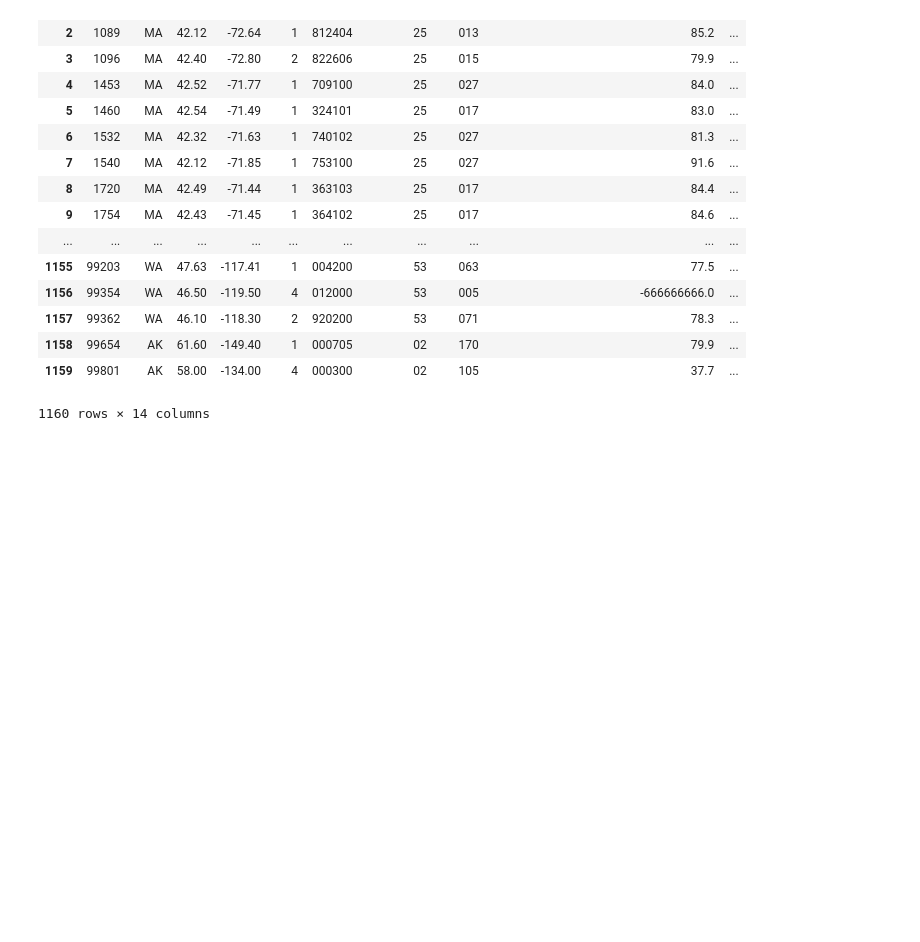
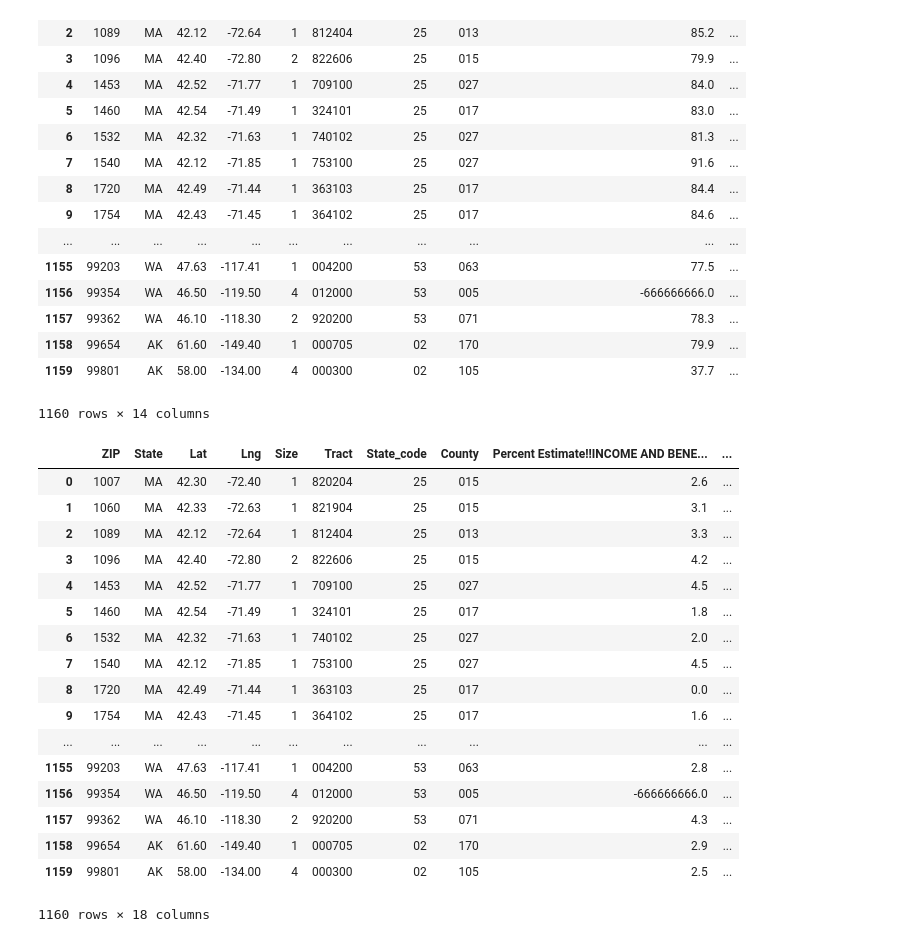
Before and after one commit to reiffd7/rec.gov_demographic_analysis, a Jupyter notebook: mesa_api.ipynb, the cells around one changed output. Drawn from its saved outputs; the diff is of its cells as text; code cells hidden in the pictures; blank space fills up the shorter version.

Commit message:
income/benefits data

```diff
--- a/mesa_api.ipynb
+++ b/mesa_api.ipynb
@@ -285,3 +285,34 @@ mesa_commute_df
 mesa_commute = "mesa_commute_data.csv"
 mesa_commute_df.to_csv(mesa_commute, header=True, index=True)
 s3_client.upload_file(mesa_commute, bucket, mesa_commute)
+# %%
+rdd4 = sc.parallelize(nparr)\
+        .map(lambda row: row.tolist())\
+        .map(lambda row: ap.add_census_vars(row, income_benefits))
+# %%
+income_ben_arr = rdd4.collect()
+# %%
+mesa_income_ben_df = pd.DataFrame(income_ben_arr)
+mesa_income_ben_df = mesa_income_ben_df.rename(columns={0: "ZIP", 1: "State", 2: "Lat", 3: "Lng", 4: "Size", 5: "Tract", 6: "State_code", 7: "County"})
+mesa_income_ben_df = mesa_income_ben_df.rename(columns={i: income_benefits[i-8][1] for i in range(8, 8+len(income_benefits))})
+# %%
+mesa_income_ben_df
+# %% [output]
+|  | ZIP | State | Lat | Lng | Size | Tract | State_code | County | Percent Estimate!!INCOME AND BENE... | ... |
+| 0 | 1007 | MA | 42.30 | -72.40 | 1 | 820204 | 25 | 015 | 2.6 | ... |
+| 1 | 1060 | MA | 42.33 | -72.63 | 1 | 821904 | 25 | 015 | 3.1 | ... |
+| 2 | 1089 | MA | 42.12 | -72.64 | 1 | 812404 | 25 | 013 | 3.3 | ... |
+| 3 | 1096 | MA | 42.40 | -72.80 | 2 | 822606 | 25 | 015 | 4.2 | ... |
+| 4 | 1453 | MA | 42.52 | -71.77 | 1 | 709100 | 25 | 027 | 4.5 | ... |
+| 5 | 1460 | MA | 42.54 | -71.49 | 1 | 324101 | 25 | 017 | 1.8 | ... |
+| 6 | 1532 | MA | 42.32 | -71.63 | 1 | 740102 | 25 | 027 | 2.0 | ... |
+| 7 | 1540 | MA | 42.12 | -71.85 | 1 | 753100 | 25 | 027 | 4.5 | ... |
+| 8 | 1720 | MA | 42.49 | -71.44 | 1 | 363103 | 25 | 017 | 0.0 | ... |
+| 9 | 1754 | MA | 42.43 | -71.45 | 1 | 364102 | 25 | 017 | 1.6 | ... |
+| ... | ... | ... | ... | ... | ... | ... | ... | ... | ... | ... |
+| 1155 | 99203 | WA | 47.63 | -117.41 | 1 | 004200 | 53 | 063 | 2.8 | ... |
+| 1156 | 99354 | WA | 46.50 | -119.50 | 4 | 012000 | 53 | 005 | -666666666.0 | ... |
+| 1157 | 99362 | WA | 46.10 | -118.30 | 2 | 920200 | 53 | 071 | 4.3 | ... |
+| 1158 | 99654 | AK | 61.60 | -149.40 | 1 | 000705 | 02 | 170 | 2.9 | ... |
+| 1159 | 99801 | AK | 58.00 | -134.00 | 4 | 000300 | 02 | 105 | 2.5 | ... |
+1160 rows × 18 columns
```
Also changed, not shown: parts of 1 cell of this notebook, 1 other file.
